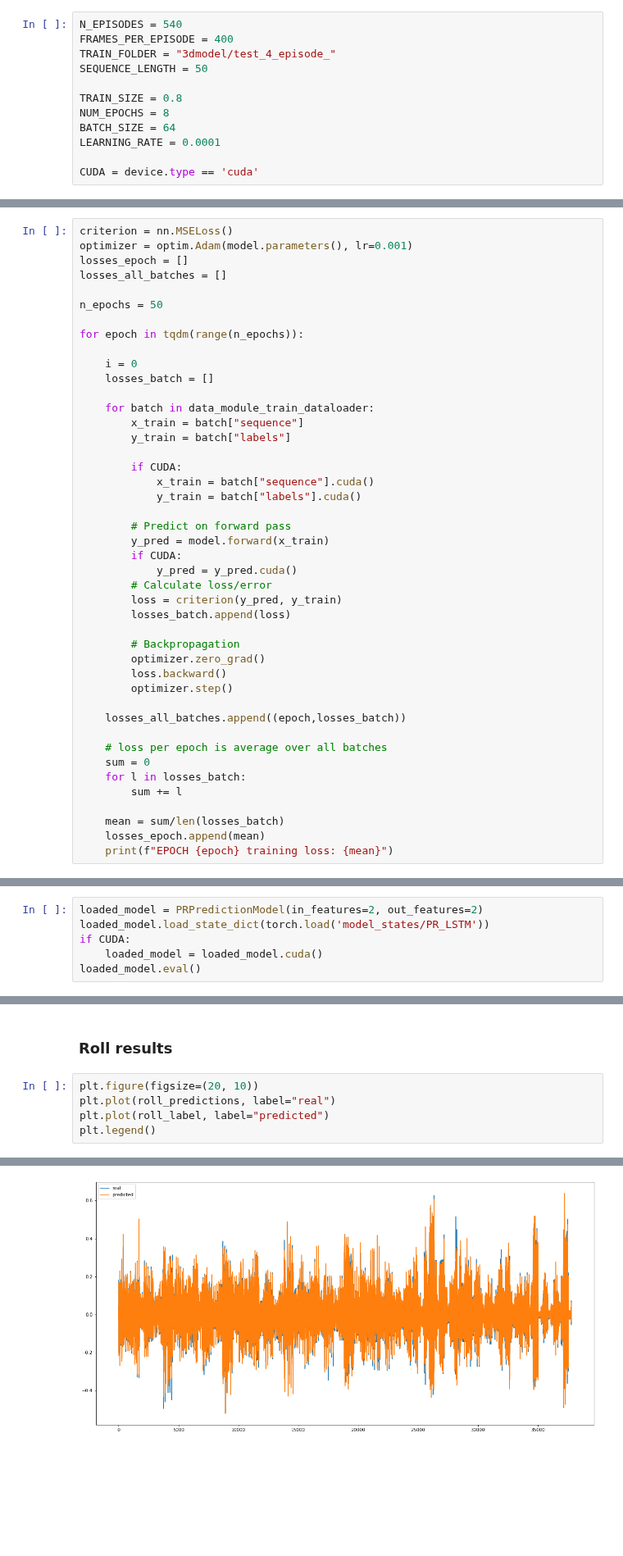
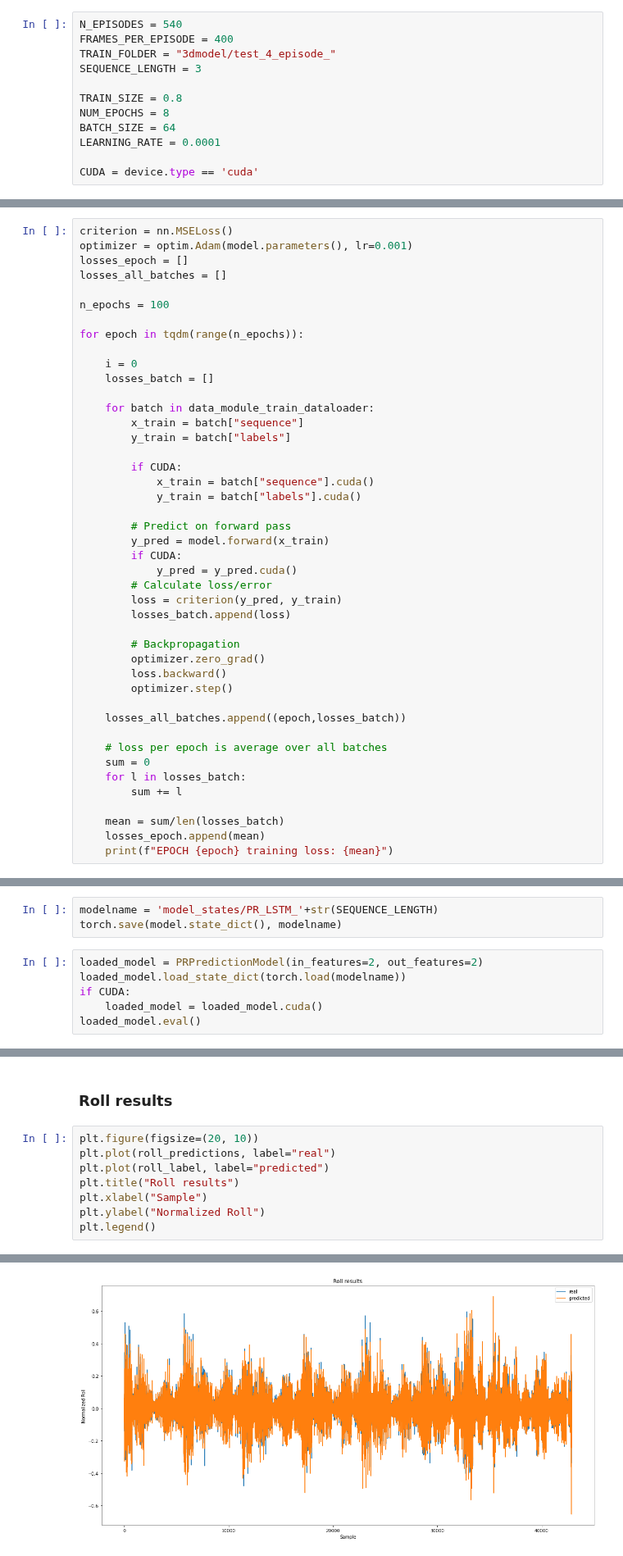
Before and after one commit to lancedw/3D-state-prediction-for-surface-vessels-using-IMU-data-and-images, a Jupyter notebook: code/notebooks/pr_predictor.ipynb, the cells around one changed output, grey strips where cells are left out. Shown at 82% size. Cells and saved outputs as stored; diff of their text form; blank space fills up the shorter version.

Commit message:
testing PR model with diff seq length

```diff
--- a/code/notebooks/pr_predictor.ipynb
+++ b/code/notebooks/pr_predictor.ipynb
@@ -59,7 +59,7 @@ number of workers: 0
 N_EPISODES = 540
 FRAMES_PER_EPISODE = 400
 TRAIN_FOLDER = "3dmodel/test_4_episode_"
-SEQUENCE_LENGTH = 50
+SEQUENCE_LENGTH = 3
 
 TRAIN_SIZE = 0.8
 NUM_EPOCHS = 8
@@ -399,7 +399,7 @@ optimizer = optim.Adam(model.parameters(), lr=0.001)
 losses_epoch = []
 losses_all_batches = []
 
-n_epochs = 50
+n_epochs = 100
 
 for epoch in tqdm(range(n_epochs)):
 
@@ -470,6 +469,9 @@ torch.save(model.state_dict(), 'model_states/PR_LSTM')
+# %%
+modelname = 'model_states/PR_LSTM_'+str(SEQUENCE_LENGTH)
+torch.save(model.state_dict(), modelname)
 # %%
 loaded_model = PRPredictionModel(in_features=2, out_features=2)
-loaded_model.load_state_dict(torch.load('model_states/PR_LSTM'))
+loaded_model.load_state_dict(torch.load(modelname))
 if CUDA:
     loaded_model = loaded_model.cuda()
 loaded_model.eval()
@@ -590,11 +595,14 @@ Improvement on zero prediction:
 # %%
 plt.figure(figsize=(20, 10))
 plt.plot(roll_predictions, label="real")
 plt.plot(roll_label, label="predicted")
+plt.title("Roll results")
+plt.xlabel("Sample")
+plt.ylabel("Normalized Roll")
 plt.legend()
 # %% [output]
 <matplotlib.legend.Legend at 0x...>
-[figure, old version]
+[figure, new version]
 # %%
 n = len(roll_predictions)
 loss = 0
```
Also changed, not shown: parts of 17 cells of this notebook, 9 other files.
